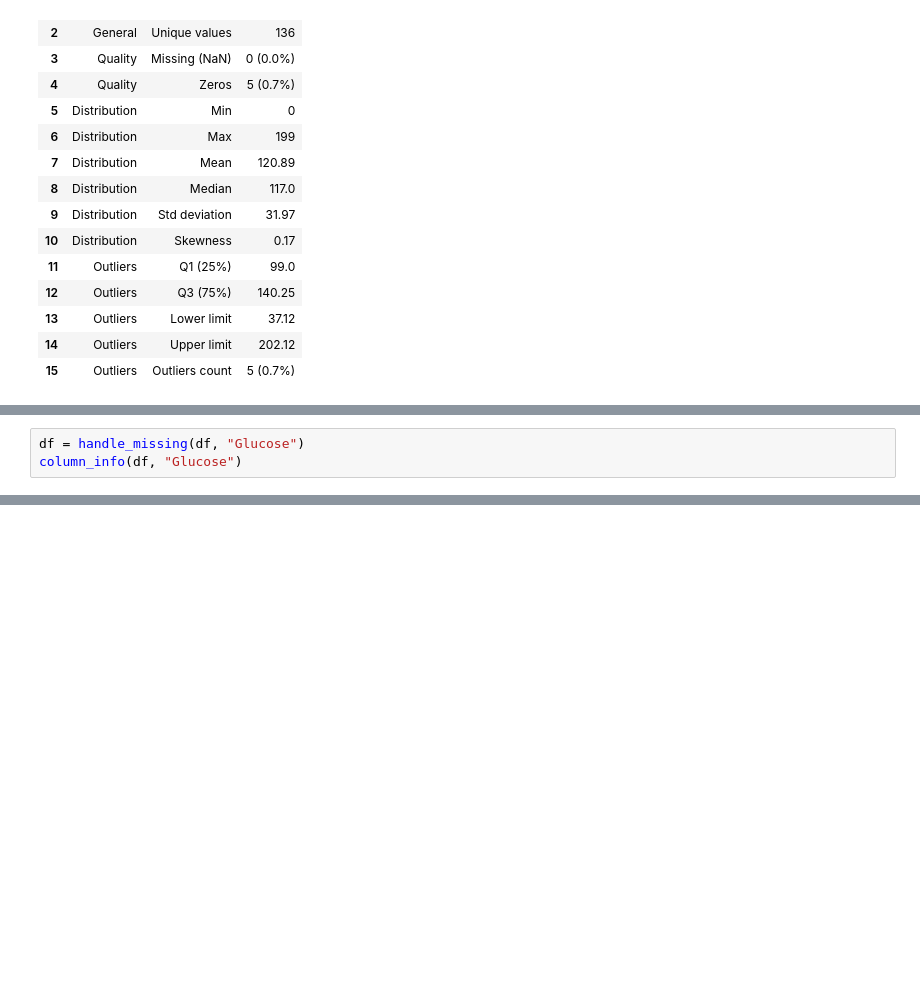
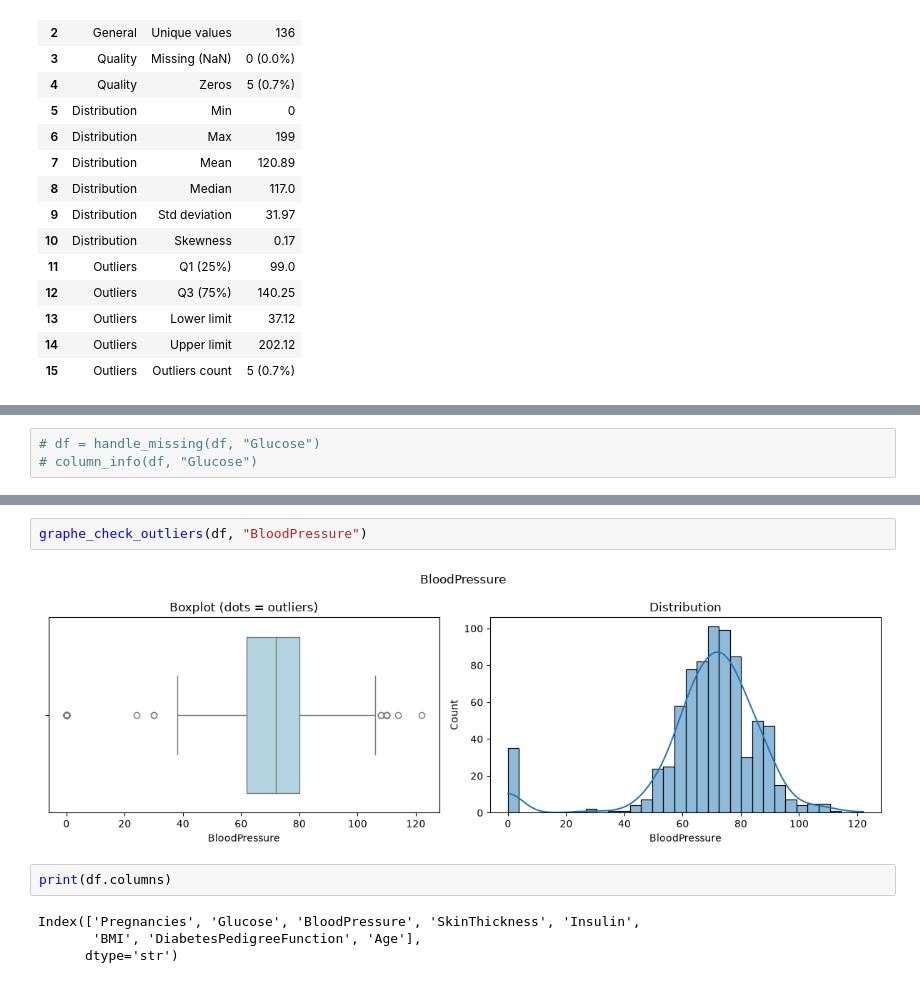
Before and after one commit to yassinmaftah/diabetes-risk-mlops, a Jupyter notebook: notebooks/01_eda.ipynb, the cells around one changed output, grey strips where cells are left out. Cells and saved outputs as stored; diff of their text form; blank space fills up the shorter version.

```diff
--- a/notebooks/01_eda.ipynb
+++ b/notebooks/01_eda.ipynb
@@ -171,3 +152,3 @@ df.groupby(missing)[["BMI", "Age", "BloodPressure"]].median()
 # %%
-df = handle_missing(df, "Glucose")
-column_info(df, "Glucose")
+# df = handle_missing(df, "Glucose")
+# column_info(df, "Glucose")
@@ -191,0 +177,10 @@ column_info(df, "Glucose")
+# %%
+graphe_check_outliers(df, "BloodPressure")
+# %% [output]
+[figure, added]
+# %%
+print(df.columns)
+# %% [output]
+Index(['Pregnancies', 'Glucose', 'BloodPressure', 'SkinThickness', 'Insulin',
+       'BMI', 'DiabetesPedigreeFunction', 'Age'],
+      dtype='str')
```
Also changed, not shown: parts of 22 cells of this notebook.
